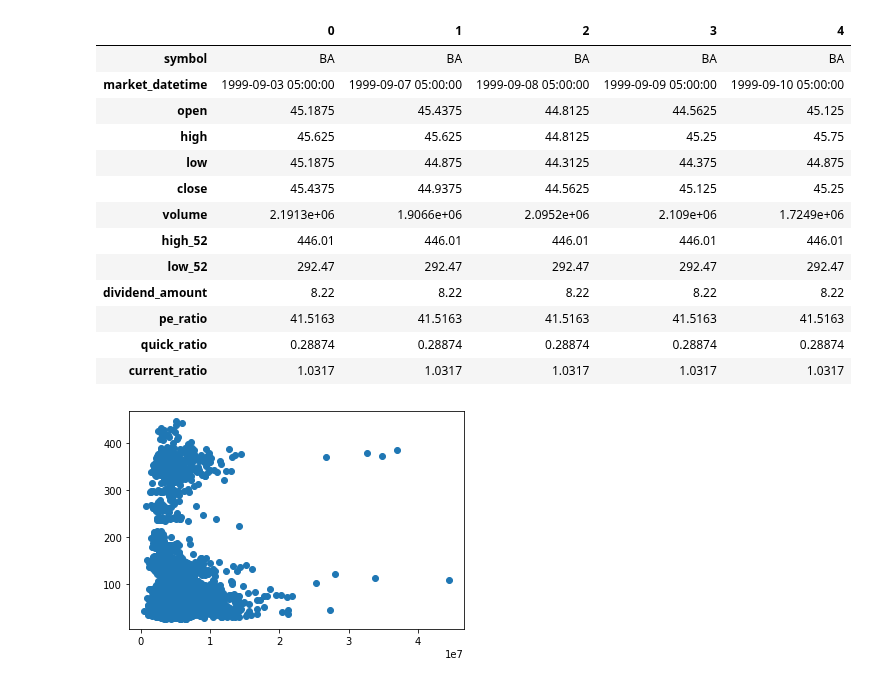
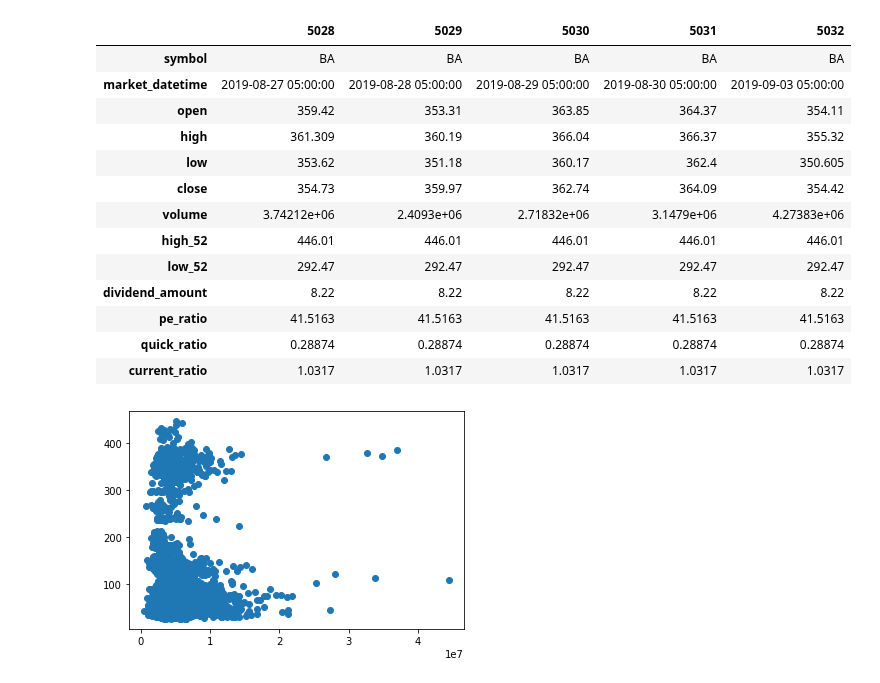
Before and after one commit to rbetzler/fun-times-in-python, a Jupyter notebook: scripts/data_science/data_explorer.ipynb, the cells around one changed output. Cells and saved outputs as stored; diff of their text form; code cells hidden in the pictures.

```diff
--- a/scripts/data_science/data_explorer.ipynb
+++ b/scripts/data_science/data_explorer.ipynb
@@ -34,16 +36,16 @@ query = """
 
 df = utils.query_db(db_connection=utils.DW_STOCKS_JUPYTER, query=query)
 # %%
-df.head().T
+df.tail().T
 # %% [output]
-|  | 0 | 1 | 2 | 3 | 4 |
+|  | 5028 | 5029 | 5030 | 5031 | 5032 |
 | symbol | BA | BA | BA | BA | BA |
-| market_datetime | 1999-09-03 05:00:00 | 1999-09-07 05:00:00 | 1999-09-08 05:00:00 | 1999-09-09 05:00:00 | 1999-09-10 05:00:00 |
-| open | 45.1875 | 45.4375 | 44.8125 | 44.5625 | 45.125 |
-| high | 45.625 | 45.625 | 44.8125 | 45.25 | 45.75 |
-| low | 45.1875 | 44.875 | 44.3125 | 44.375 | 44.875 |
-| close | 45.4375 | 44.9375 | 44.5625 | 45.125 | 45.25 |
-| volume | 2.1913e+06 | 1.9066e+06 | 2.0952e+06 | 2.109e+06 | 1.7249e+06 |
+| market_datetime | 2019-08-27 05:00:00 | 2019-08-28 05:00:00 | 2019-08-29 05:00:00 | 2019-08-30 05:00:00 | 2019-09-03 05:00:00 |
+| open | 359.42 | 353.31 | 363.85 | 364.37 | 354.11 |
+| high | 361.309 | 360.19 | 366.04 | 366.37 | 355.32 |
+| low | 353.62 | 351.18 | 360.17 | 362.4 | 350.605 |
+| close | 354.73 | 359.97 | 362.74 | 364.09 | 354.42 |
+| volume | 3.74212e+06 | 2.4093e+06 | 2.71832e+06 | 3.1479e+06 | 4.27383e+06 |
 | high_52 | 446.01 | 446.01 | 446.01 | 446.01 | 446.01 |
 | low_52 | 292.47 | 292.47 | 292.47 | 292.47 | 292.47 |
 | dividend_amount | 8.22 | 8.22 | 8.22 | 8.22 | 8.22 |
```
Also changed, not shown: parts of 6 cells of this notebook, 2 other files.
